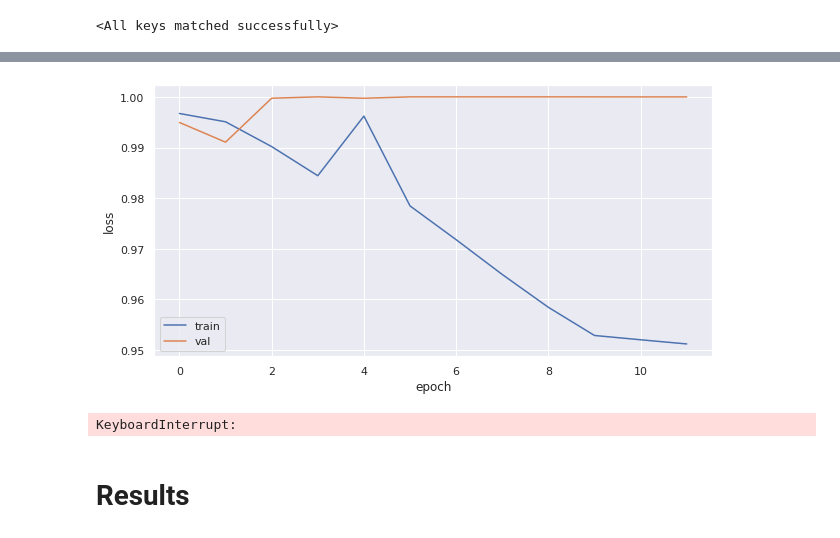
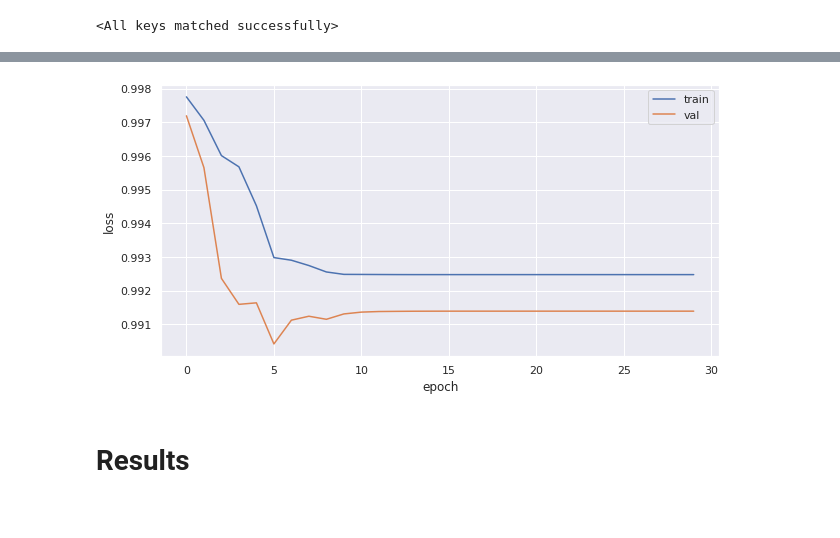
Before and after one commit to mrugnivenko/MRI-segmentation, a Jupyter notebook: Experiments_fcd.ipynb, the cells around one changed output, grey strips where cells are left out. Saved outputs shown, nothing was run; the diff lists cells and outputs as text; code cells hidden in the pictures.

Commit message:
problems with masks, bad results with new dice score

```diff
--- a/Experiments_fcd.ipynb
+++ b/Experiments_fcd.ipynb
@@ -168,9 +274,10 @@ training_params =  {
     'optimizer': optimizer,
     'scheduler': scheduler,
     'ratio' : False,
-    'weights_stem':'pirogov_fcd_combined_masks_dice_loss',
+    'weights_stem':'pirogov_fcd_combined_ellipse_masks_dice_loss',
     'verbose':True,
-    'save_epoch':1
+    'save_epoch':1,
+    'loss_type': 'dice'
 }
 
 train(**training_params)
@@ -181,5 +288,4 @@ Epoch 12 of 30 took 540.288s
-[figure, old version]
+[figure, new version]
-KeyboardInterrupt:
 # %% [markdown]
 # Results
 # %%
```
Also changed, not shown: parts of 33 cells of this notebook, 3 other files.
